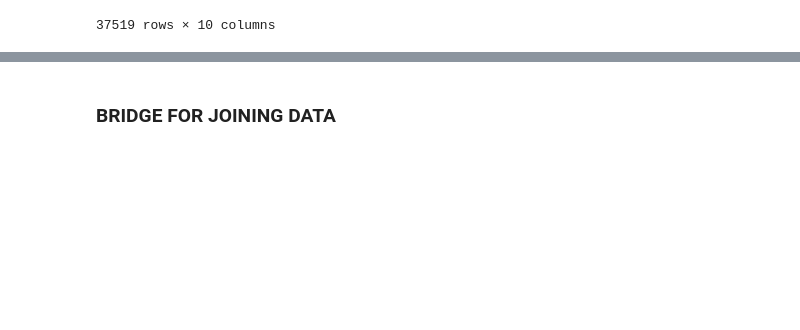
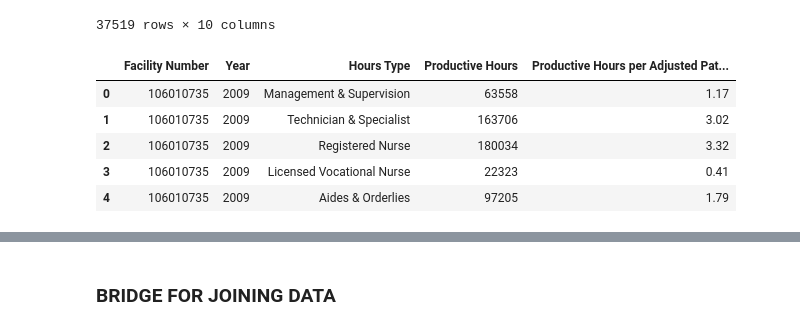
Before and after one commit to zsvorenova/ETL-project, a Jupyter notebook: Hospital staffing-data cleaning.ipynb, the cells around one changed output, grey strips where cells are left out. Cells and saved outputs as stored; diff of their text form; code cells hidden in the pictures; blank space fills up the shorter version.

```diff
--- a/Hospital staffing-data cleaning.ipynb
+++ b/Hospital staffing-data cleaning.ipynb
@@ -184,29 +185,3 @@ num_name_issues
 | 14206 | 2010 | 106434218.0 | KAISER PERMANENTE P.H.F.- SANTA C... | 11/16/2010 | 12/31/2010 | Santa Clara | Non-Profit | ... |
 | 29308 | 2012 | 106434218.0 | KAISER PERMANENTE P.H.F. - SANTA ... | 01/01/2012 | 12/31/2012 | Santa Clara | Non-Profit | ... |
 | 36686 | 2013 | 106434218.0 | KAISER PERMANENTE P.H.F.-SANTA CLARA | 01/01/2013 | 12/31/2013 | Santa Clara | Non-Profit | ... |
-# %%
-# unify the hospital names:
-staffing_df['Facility Name'] = staffing_df['Facility Name'].replace({
-    'KINDRED HOSPITAL SAN FRANCISCO BAY AREA': 'KINDRED HOSPITAL - SAN FRANCISCO BAY AREA',
-    'SIERRA KINGS DISTRICT HOSPITAL': 'ADVENTIST MEDICAL CENTER - REEDLEY',
-    'ST. MARY MEDICAL CENTER': 'ST. MARY MEDICAL CENTER - LONG BEACH',
-    'ST. MARY MEDICAL CENTER - LOS ANGELES': 'ST. MARY MEDICAL CENTER - LONG BEACH',
-    'TARZANA MEDICAL CENTER': 'PROVIDENCE TARZANA MEDICAL CENTER',
-    'SANTA MONICA-UCLA MEDICAL CENTER& ORTHOPAEDIC HOSPITAL': 'SANTA MONICA-UCLA MEDICAL CENTER & ORTHOPAEDIC HOSPITAL',
-    'STAR VIEW ADOLESCENT PSYCHIATRIC HEALTH FACILITY- PHF': 'STAR VIEW ADOLESCENT PSYCHIATRIC HEALTH FACILITY - PHF',
-    'MERCY MEDICAL CENTER MERCED-COMMUNITY CAMPUS': 'MERCY MEDICAL CENTER MERCED - COMMUNITY CAMPUS',
-    'KINDRED HOSPITAL - BREA': 'KINDRED HOSPITAL BREA',
-    'FOUNTAIN VALLEY REGIONAL HOSPITAL& MEDICAL CENTER- EUCLID': 'FOUNTAIN VALLEY REGIONAL HOSPITAL& MEDICAL CENTER - EUCLID',
-    'WESTERN MEDICAL CENTER-ANAHEIM': 'WESTERN MEDICAL CENTER - ANAHEIM',
-    'KINDRED HOSPITAL WESTMINSTER': 'KINDRED HOSPITAL - WESTMINSTER',
-    'WESTERN MEDICAL CENTER-SANTA ANA': 'WESTERN MEDICAL CENTER - SANTA ANA',
-    'TELECARE PLACER COUNTY P.H.F': 'TELECARE PLACER COUNTY - PHF',
-    'SOUTHWEST HEALTHCARE SYSTEM-MURRIETA': 'SOUTHWEST HEALTHCARE SYSTEM - MURRIETA',
-    'KINDRED HOSPITAL ONTARIO': 'KINDRED HOSPITAL - ONTARIO',
-    'ST. MARY MEDICAL CENTER': 'ST. MARY MEDICAL CENTER - APPLE VALLEY',
-    'SCRIPPS MEMORIAL HOSPITAL-LA JOLLA': 'SCRIPPS MEMORIAL HOSPITAL - LA JOLLA',
-    'UNIVERSITY OF CALIF - SAN DIEGO MEDICAL CENTER': 'UNIVERSITY OF CALIFORNIA SAN DIEGO MEDICAL CENTER',
-    'KAISER PERMANENTE - PHF - SANTA CLARA': 'KAISER PERMANENTE P.H.F. - SANTA CLARA',
-    'KAISER PERMANENTE P.H.F.- SANTA CLARA': 'KAISER PERMANENTE P.H.F. - SANTA CLARA',
-    'KAISER PERMANENTE P.H.F.-SANTA CLARA': 'KAISER PERMANENTE P.H.F. - SANTA CLARA'
-})
@@ -269,3 +220,15 @@ staffing_df
 | 37517 | 2013 | 106580996 | RIDEOUT MEMORIAL HOSPITAL | 07/01/2012 | 06/30/2013 | Yuba | Non-Profit | ... |
 | 37518 | 2013 | 106580996 | RIDEOUT MEMORIAL HOSPITAL | 07/01/2012 | 06/30/2013 | Yuba | Non-Profit | ... |
 37519 rows × 10 columns
+# %%
+#7. select columns for final upload file
+staffing_df = staffing_df[['Facility Number', 'Year','Hours Type', 'Productive Hours',
+                           'Productive Hours per Adjusted Patient Day' ]]
+staffing_df.head()
+# %% [output]
+|  | Facility Number | Year | Hours Type | Productive Hours | Productive Hours per Adjusted Pat... |
+| 0 | 106010735 | 2009 | Management & Supervision | 63558 | 1.17 |
+| 1 | 106010735 | 2009 | Technician & Specialist | 163706 | 3.02 |
+| 2 | 106010735 | 2009 | Registered Nurse | 180034 | 3.32 |
+| 3 | 106010735 | 2009 | Licensed Vocational Nurse | 22323 | 0.41 |
+| 4 | 106010735 | 2009 | Aides & Orderlies | 97205 | 1.79 |
```
Also changed, not shown: parts of 18 cells of this notebook, 1 other file.
